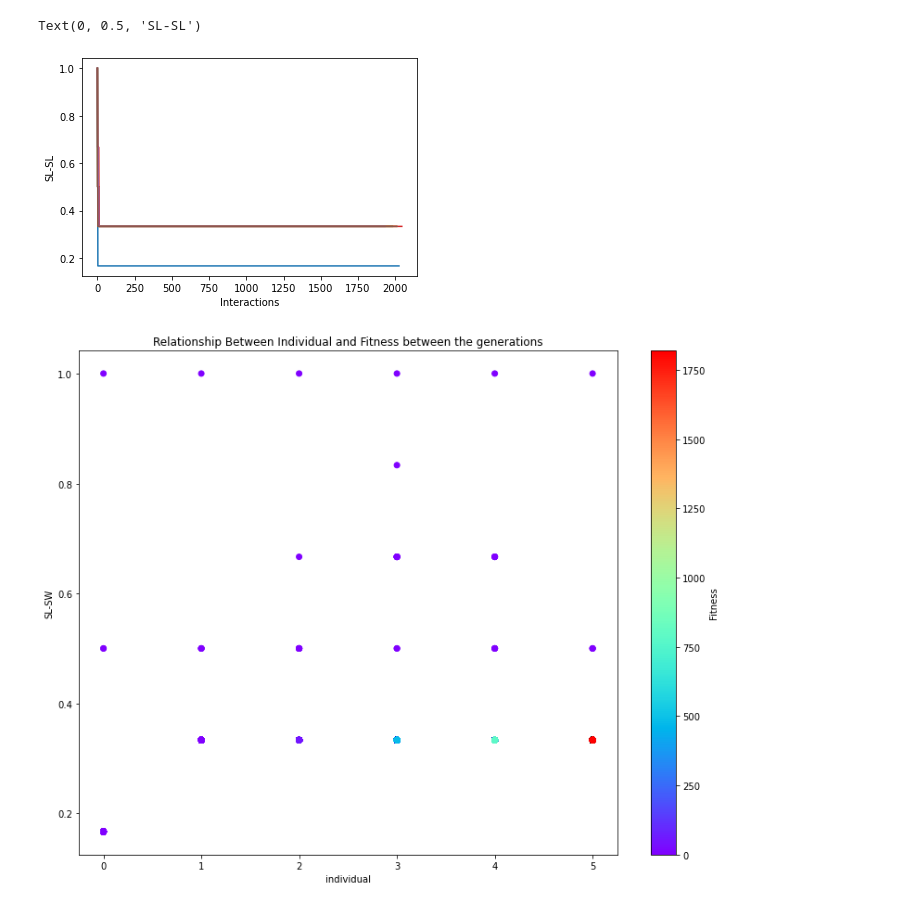
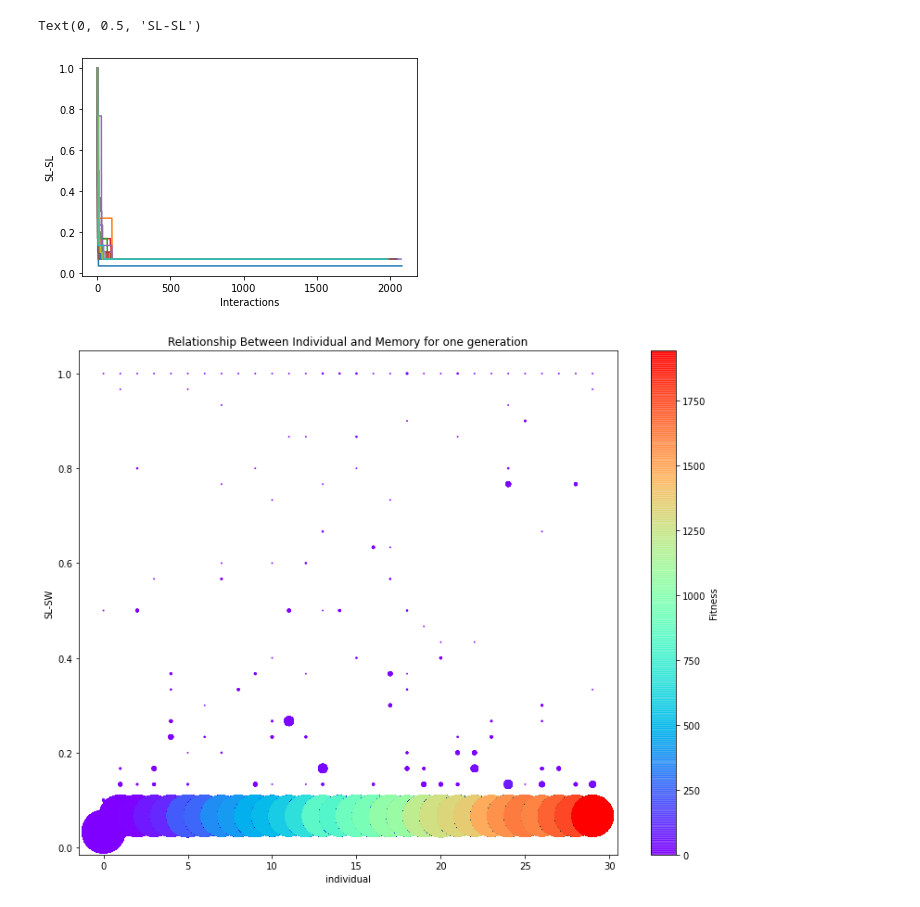
Before and after one commit to aprili1u/Fish-Network, a Jupyter notebook: Network_v5.ipynb, the cells around one changed output. Saved outputs shown, nothing was run; the diff lists cells and outputs as text; code cells hidden in the pictures.

```diff
--- a/Network_v5.ipynb
+++ b/Network_v5.ipynb
@@ -50,7 +50,7 @@ class Network:
         #otherwise we use the poisson distribution or Uniform distribution to generate probabilities of picking edges
 
         if (mode == None): #completely random case
-            indices = np.random.choice(self.num_nodes, size = int(self.interactions_per_node*self.num_nodes/2), 2)) #pick 2 possible nodes to interact
+            indices = np.random.choice(self.num_nodes, size = (int(self.interactions_per_node*self.num_nodes/2), 2)) #pick 2 possible nodes to interact
             for i in range(int(self.interactions_per_node*self.num_nodes/2)): #/2 by two because with one edge 2individuals interact
                 ind1 = indices[i][0]
                 ind2 = indices[i][1]
@@ -328,10 +326,10 @@ SyntaxError: invalid syntax (<ipython-input-5-89cf6194728f>, line 52)
 # %%
 #Simulation parameters
-num_nodes = 6
+num_nodes = 30
 interactions_per_node = 2000
 hawk_dove_payoff = [0.5, -1.5, 1, 0, 0.5, 0.5]
 memory_cost = 0.01
-initial_memory_poisson = 4
+initial_memory_poisson = 20
 initial_aggression = 1
 
 #Create the initial Network
@@ -380,28 +354,31 @@ plt.xlabel('Interactions')
 plt.ylabel('SL-SL')
 # %% [output]
 Text(0, 0.5, 'SL-SL')
-[figure, old version]
+[figure, new version]
 # %%
 pace = 1
 
 fig2, ax2 = plt.subplots()
 fig2.set_size_inches(13, 10)
 ax2.set_xlabel('individual')
 ax2.set_ylabel('SL-SW')
-ax2.set_title('Relationship Between Individual and Fitness between the generations')
+ax2.set_title('Relationship Between Individual and Memory for one generation')
 
 Fitness = []
 Memory = []
 #Individual = [*range(0,l,pace)]
 Individual = []
 fitness_history = my_network.fitness_history
 memory_history = my_network.memory_history
+size = count_occurrence(memory_history)
 for i in range(0,l,pace):
-    Fitness+=fitness_history[i]
-    Memory+=memory_history[i]
-    Individual+=[i]*len(memory_history[i])
-plt.scatter(Individual , Memory , c=Fitness, cmap = 'rainbow', alpha =1)
+    Fitness += fitness_history[i]
+    Memory += memory_history[i]
+    Individual += [i]*len(memory_history[i])
+plt.scatter(Individual , Memory , s=size, c=Fitness, cmap = 'rainbow', alpha =0.8)
 cbar = plt.colorbar()
 cbar.set_label('Fitness')
+
+Fit_max = max(Fitness)
 # %% [output]
-[figure, old version]
+[figure, new version]
```
Also changed, not shown: parts of 9 cells of this notebook.
